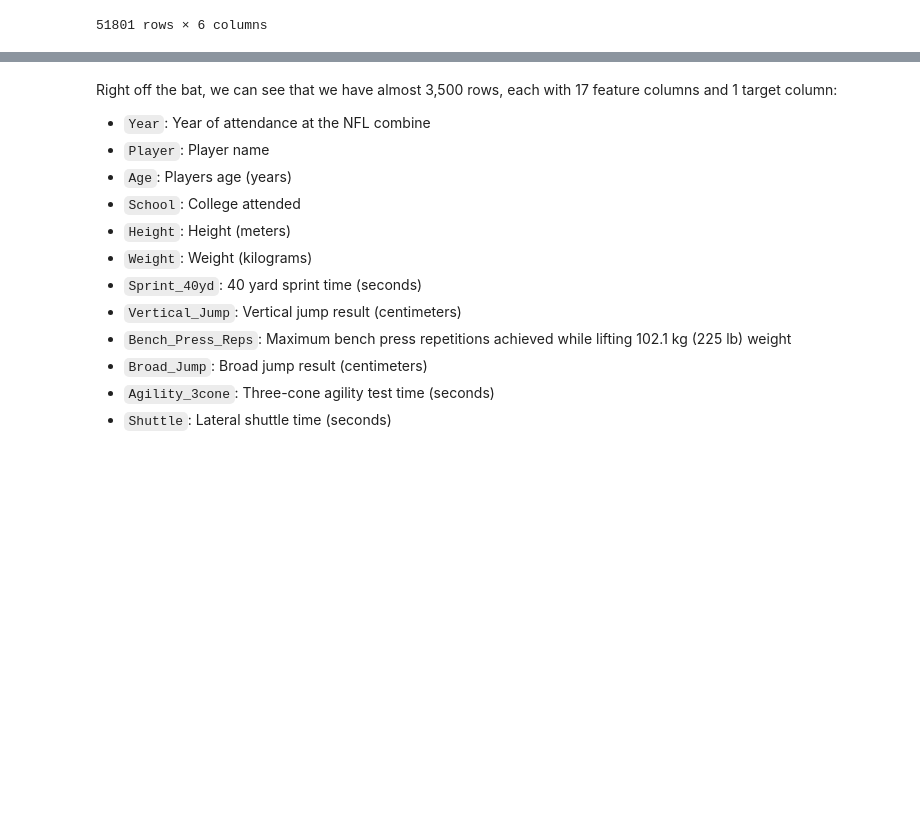
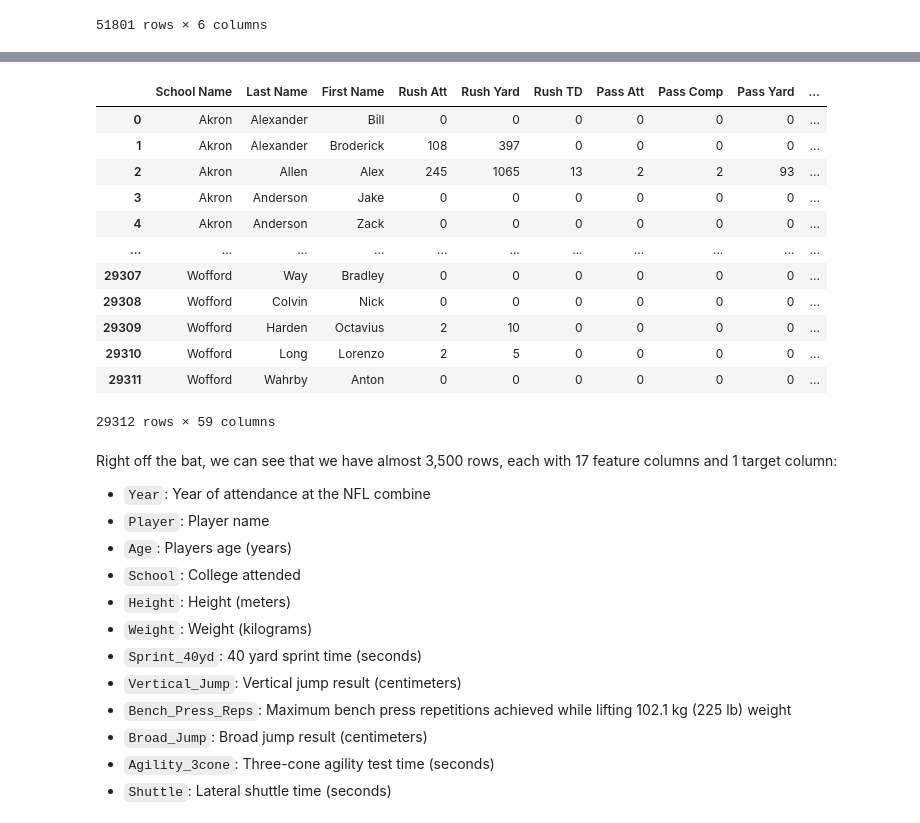
Before and after one commit to kevgross89/Phase-3-Project, a Jupyter notebook: Phase 3 NFL Project- With College Stats.ipynb, the cells around one changed output, grey strips where cells are left out. Cells and saved outputs as stored; diff of their text form; code cells hidden in the pictures; blank space fills up the shorter version.

```diff
--- a/Phase 3 NFL Project- With College Stats.ipynb
+++ b/Phase 3 NFL Project- With College Stats.ipynb
@@ -200,0 +210,4 @@ players_stats_with_names_teams
+# %%
+players_stats_with_names_teams.drop(columns=['Player Code', 'Team Code', 'Conference Code'], axis=1, inplace=True)
+
+players_stats_with_names_teams.head()
@@ -201,3 +222,21 @@ players_stats_with_names_teams
+# %%
+players_stats_with_names_teams.rename(columns={'Name': 'School Name'}, inplace=True)
+
+players_stats_with_names_teams
+# %% [output]
+|  | School Name | Last Name | First Name | Rush Att | Rush Yard | Rush TD | Pass Att | Pass Comp | Pass Yard | ... |
+| 0 | Akron | Alexander | Bill | 0 | 0 | 0 | 0 | 0 | 0 | ... |
+| 1 | Akron | Alexander | Broderick | 108 | 397 | 0 | 0 | 0 | 0 | ... |
+| 2 | Akron | Allen | Alex | 245 | 1065 | 13 | 2 | 2 | 93 | ... |
+| 3 | Akron | Anderson | Jake | 0 | 0 | 0 | 0 | 0 | 0 | ... |
+| 4 | Akron | Anderson | Zack | 0 | 0 | 0 | 0 | 0 | 0 | ... |
+| ... | ... | ... | ... | ... | ... | ... | ... | ... | ... | ... |
+| 29307 | Wofford | Way | Bradley | 0 | 0 | 0 | 0 | 0 | 0 | ... |
+| 29308 | Wofford | Colvin | Nick | 0 | 0 | 0 | 0 | 0 | 0 | ... |
+| 29309 | Wofford | Harden | Octavius | 2 | 10 | 0 | 0 | 0 | 0 | ... |
+| 29310 | Wofford | Long | Lorenzo | 2 | 5 | 0 | 0 | 0 | 0 | ... |
+| 29311 | Wofford | Wahrby | Anton | 0 | 0 | 0 | 0 | 0 | 0 | ... |
+29312 rows × 59 columns
 # %% [markdown]
 Right off the bat, we can see that we have almost 3,500 rows, each with 17 feature columns and 1 target column:
 
```
Also changed, not shown: parts of 6 cells of this notebook.
